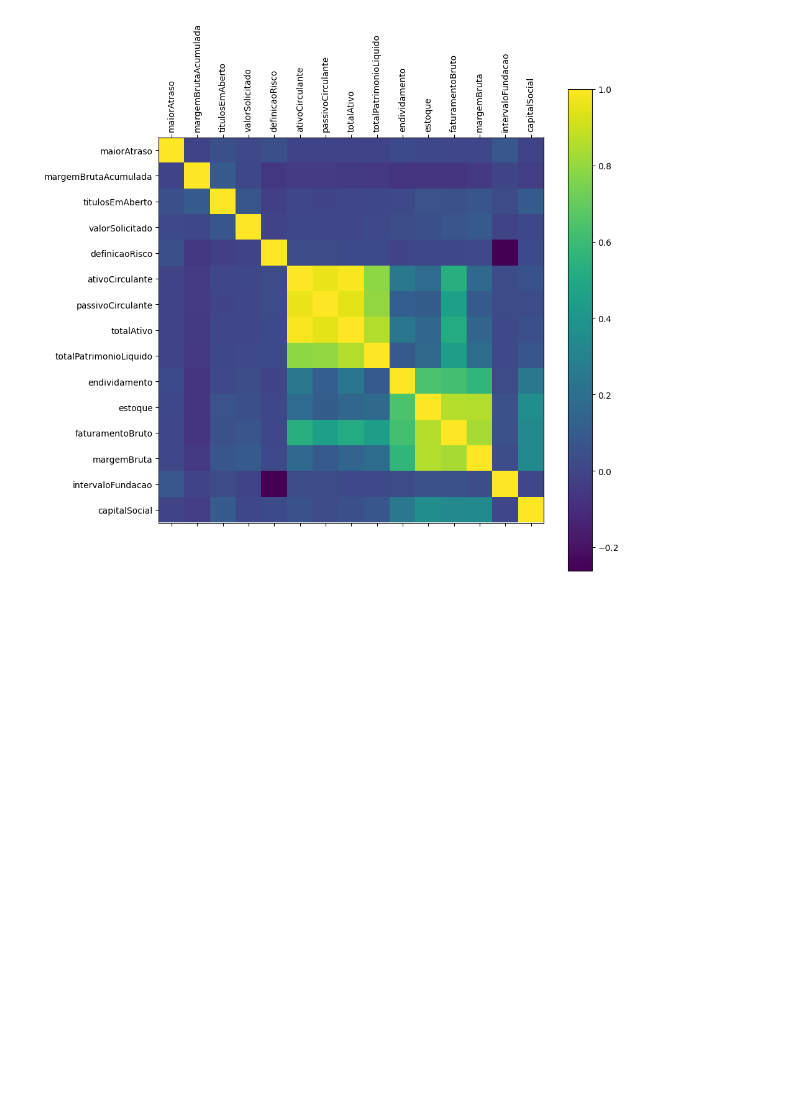
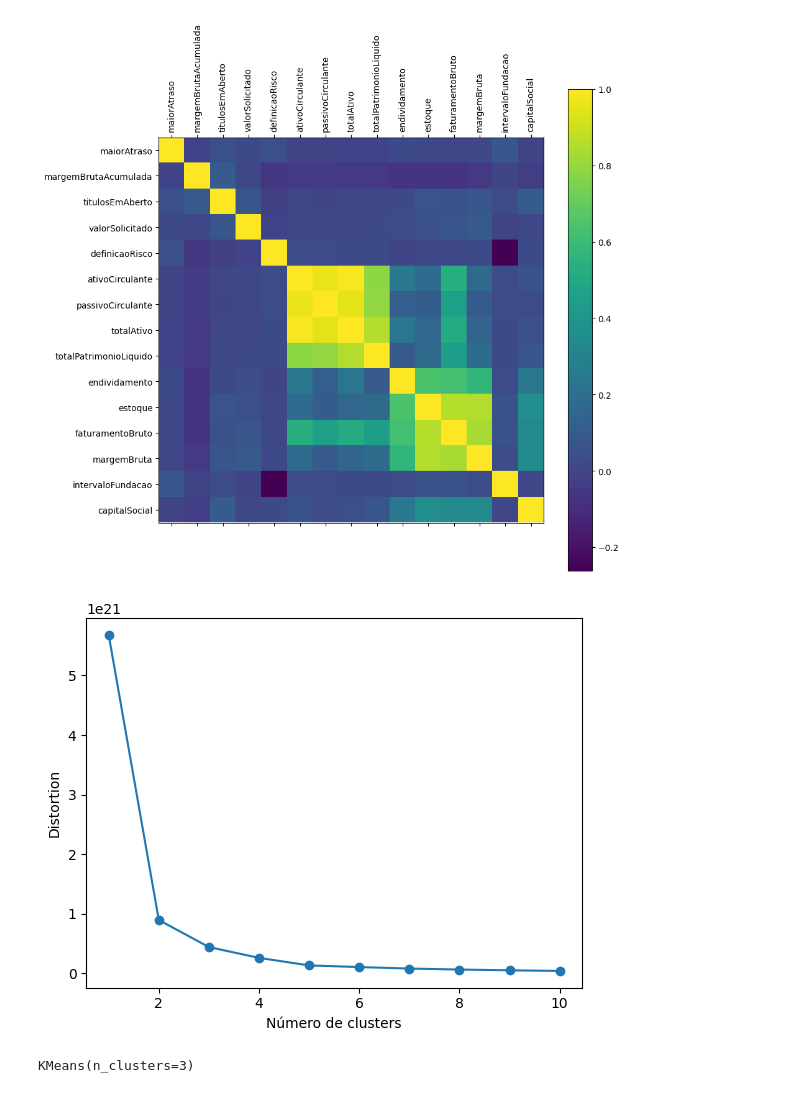
Before and after one commit to MBA-IA-GROUP-A/bootcamp, a Jupyter notebook: nootbooks/cluster.ipynb, the cells around one changed output. Saved outputs shown, nothing was run; the diff lists cells and outputs as text; code cells hidden in the pictures; blank space fills up the shorter version.

```diff
--- a/nootbooks/cluster.ipynb
+++ b/nootbooks/cluster.ipynb
@@ -252,0 +255,20 @@ plt.show()
+# %%
+# Executar K-means com diferentes números de clusters
+distortions = []
+for i in range(1, 11):
+    km = KMeans(n_clusters=i, init='k-means++', n_init=10, max_iter=300, random_state=42)
+    km.fit(df)
+    distortions.append(km.inertia_)
+
+# Plotar o gráfico de cotovelo
+plt.plot(range(1, 11), distortions, marker='o')
+plt.xlabel('Número de clusters')
+plt.ylabel('Distortion')
+plt.show()
+# %% [output]
+[figure, added]
+# %%
+  kmeans = KMeans(n_clusters=3)
+  kmeans.fit(df)
+# %% [output]
+KMeans(n_clusters=3)
```
Also changed, not shown: parts of 1 cell of this notebook.
